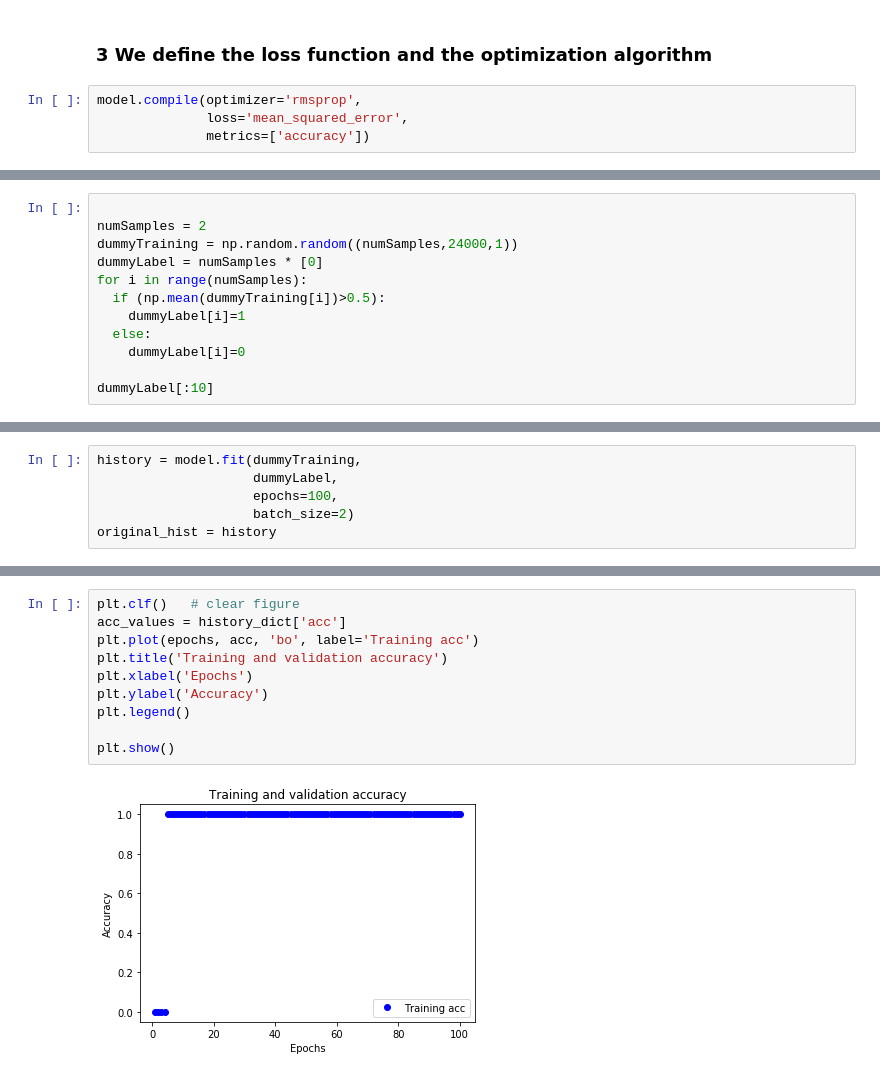
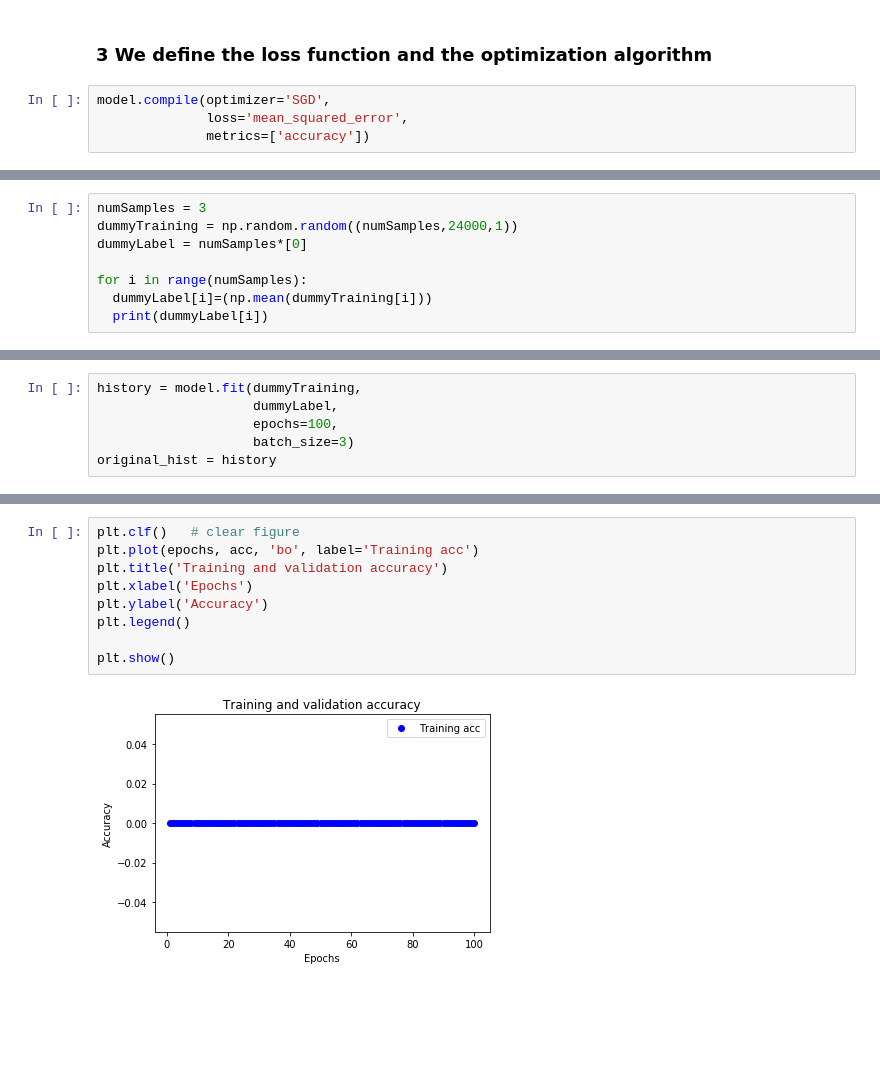
Before and after one commit to yurikaminski/AIDL19-DeepSales, a Jupyter notebook: models/network_architecture_2_regression.ipynb, the cells around one changed output, grey strips where cells are left out. Cells and saved outputs as stored; diff of their text form; blank space fills up the shorter version.

```diff
--- a/models/network_architecture_2_regression.ipynb
+++ b/models/network_architecture_2_regression.ipynb
@@ -51,7 +36,7 @@ Please use `rate` instead of `keep_prob`. Rate should be set to `rate = 1 - keep
 # %% [markdown]
 ### 3 We define the loss function and the optimization algorithm
 # %%
-model.compile(optimizer='rmsprop',
+model.compile(optimizer='SGD',
               loss='mean_squared_error',
               metrics=['accuracy'])
 # %%
@@ -61,13 +64,9 @@ NameError: name 'model' is not defined
 # %%
+numSamples = 3
+dummyTraining = np.random.random((numSamples,24000,1))
+dummyLabel = numSamples*[0]
 
-numSamples = 2
-dummyTraining = np.random.random((numSamples,24000,1))
-dummyLabel = numSamples * [0]
 for i in range(numSamples):
-  if (np.mean(dummyTraining[i])>0.5):
-    dummyLabel[i]=1
-  else:
-    dummyLabel[i]=0
-
-dummyLabel[:10]
+  dummyLabel[i]=(np.mean(dummyTraining[i]))
+  print(dummyLabel[i])
 # %% [output]
@@ -76,7 +77,7 @@ dummyLabel[:10]
 history = model.fit(dummyTraining,
                     dummyLabel,
                     epochs=100,
-                    batch_size=2)
+                    batch_size=3)
 original_hist = history
 # %% [output]
 Epoch 1/100
@@ -117,12 +120,11 @@ plt.show()
 # %%
 plt.clf()   # clear figure
-acc_values = history_dict['acc']
 plt.plot(epochs, acc, 'bo', label='Training acc')
 plt.title('Training and validation accuracy')
 plt.xlabel('Epochs')
 plt.ylabel('Accuracy')
 plt.legend()
 
 plt.show()
 # %% [output]
-[figure, old version]
+[figure, new version]
```
Also changed, not shown: parts of 8 cells of this notebook.
